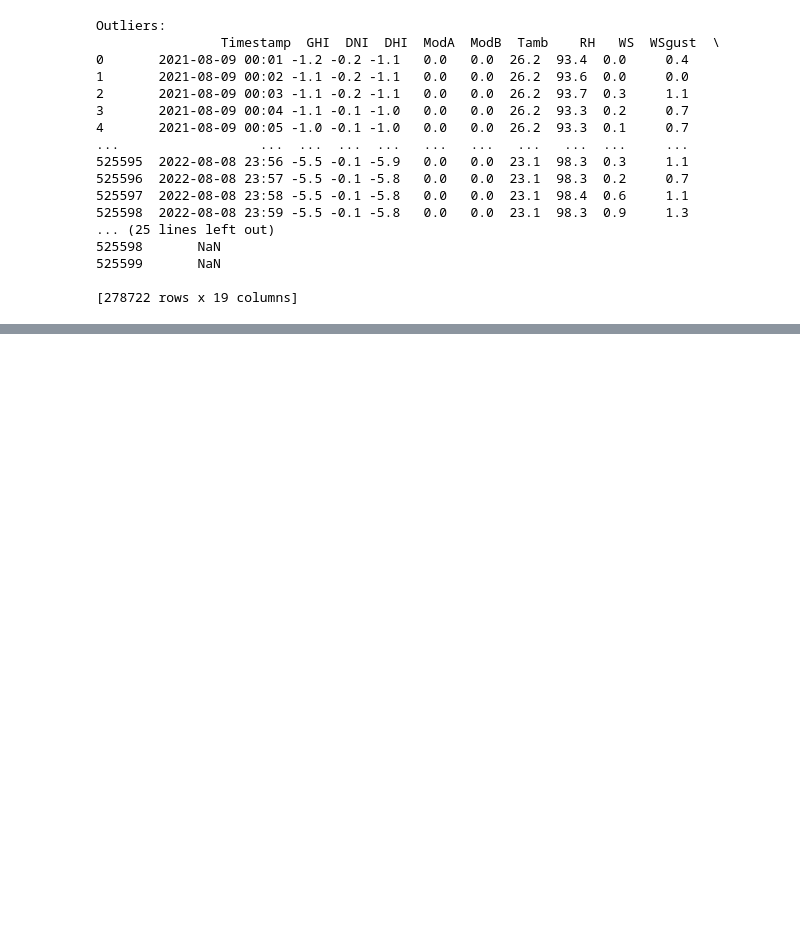
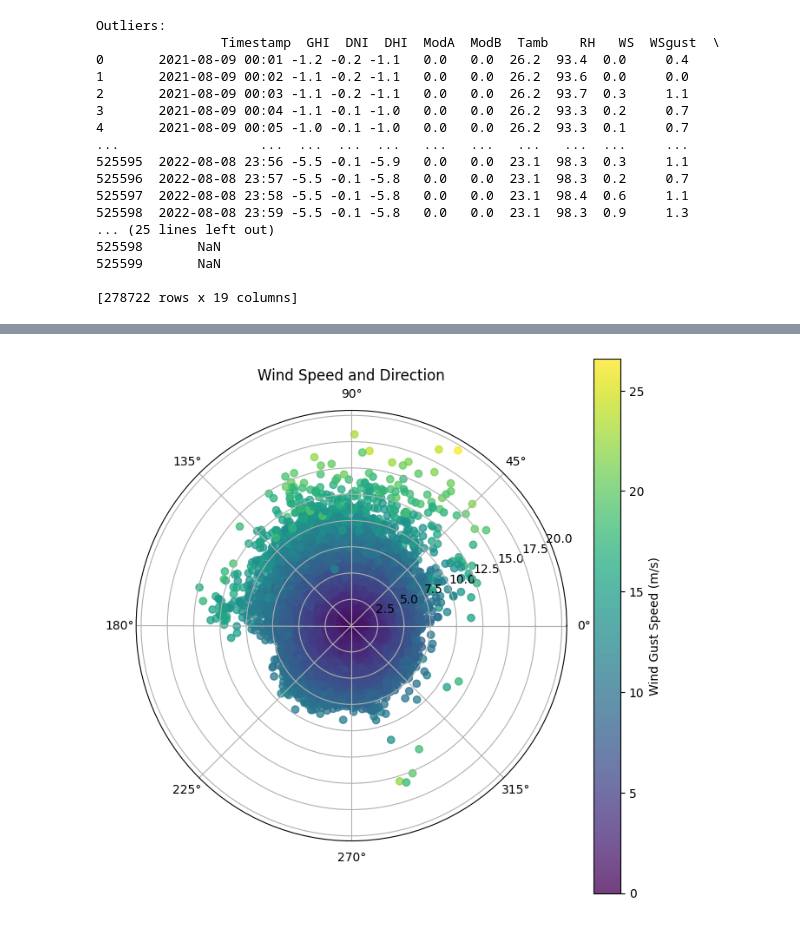
Before and after one commit to ab3lT/10-Academy-Week-0, a Jupyter notebook: notebooks/benin_malanville_data_analysis.ipynb, the cells around one changed output, grey strips where cells are left out. Cells and saved outputs as stored; diff of their text form; code cells hidden in the pictures; blank space fills up the shorter version.

```diff
--- a/notebooks/benin_malanville_data_analysis.ipynb
+++ b/notebooks/benin_malanville_data_analysis.ipynb
@@ -163,0 +176,12 @@ mp.pyplot.show()
+# %%
+# Polar plot for wind speed and direction
+
+mp.pyplot.figure(figsize=(8, 8))
+mp.pyplot.subplot(projection='polar')
+# mp.pyplot.scatter(benin_data['WD'] * np.pi / 180, benin_data['WS'], c=benin_data['WSgust'], cmap=mp.viridis, alpha=0.75)
+mp.pyplot.scatter(benin_data['WD'] * np.pi / 180, benin_data['WS'], c=benin_data['WSgust'], alpha=0.75)
+mp.pyplot.colorbar(label='Wind Gust Speed (m/s)')
+mp.pyplot.title('Wind Speed and Direction')
+mp.pyplot.show()
+# %% [output]
+[figure, added]
```
Also changed, not shown: parts of 6 cells of this notebook.
